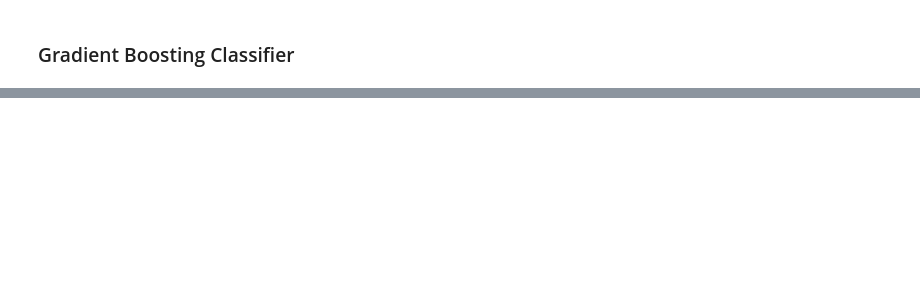
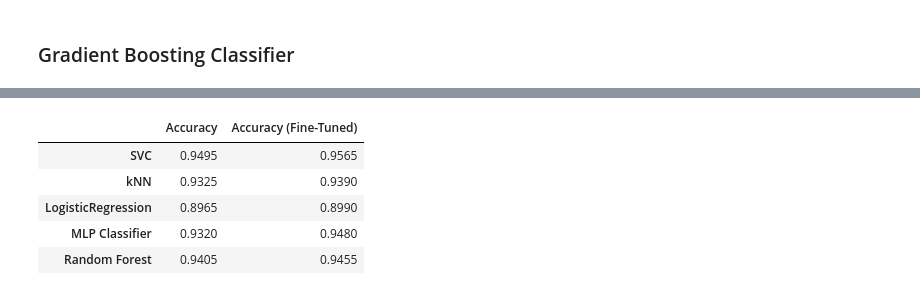
Before and after one commit to pedrohortencio/machine-learning-gladiator, a Jupyter notebook: MNIST/MNIST_Gladiator.ipynb, the cells around one changed output, grey strips where cells are left out. Drawn from its saved outputs; the diff is of its cells as text; code cells hidden in the pictures; blank space fills up the shorter version.

```diff
--- a/MNIST/MNIST_Gladiator.ipynb
+++ b/MNIST/MNIST_Gladiator.ipynb
@@ -459,0 +576,10 @@ plt.show();
+# %%
+parameter = [{'n_neighbors':[3, 5, 7],
+              'weights':['uniform', 'distance'],
+              'metric':['minkowski', 'manhattan']}]
+
+classifier = GridSearchCV(KNeighborsClassifier(), parameter, scoring='accuracy')
+classifier.fit(X_train, y_train)
+
+print(classifier.best_params_)
+print(classifier.best_score_)
@@ -459,0 +589,10 @@ plt.show();
+# %%
+knn = KNeighborsClassifier(metric='minkowski', n_neighbors=3, weights='distance')
+knn.fit(X_train, y_train)
+
+predictions_knn = knn.predict(X_validation)
+acc_knn = accuracy_score(y_validation, predictions_knn)
+
+df_acc.loc[df_acc.index == 'kNN', 'Accuracy (Fine-Tuned)'] = acc_knn
+
+print('Accuracy Score:', acc_knn)
@@ -459,0 +603,11 @@ plt.show();
+# %%
+# I'm kinda curious to see how good a linear model can be
+parameter = [{'C':[0.8, 1],
+              'solver':['liblinear', 'lbfgs', 'saga'],
+              'max_iter':[1000]}]
+
+classifier = GridSearchCV(LogisticRegression(), parameter, scoring='accuracy')
+classifier.fit(X_train, y_train)
+
+print(classifier.best_params_)
+print(classifier.best_score_)
@@ -459,0 +648,10 @@ plt.show();
+# %%
+df_acc.dropna(inplace=True)
+df_acc
+# %% [output]
+|  | Accuracy | Accuracy (Fine-Tuned) |
+| SVC | 0.9495 | 0.9565 |
+| kNN | 0.9325 | 0.9390 |
+| LogisticRegression | 0.8965 | 0.8990 |
+| MLP Classifier | 0.9320 | 0.9480 |
+| Random Forest | 0.9405 | 0.9455 |
```
Also changed, not shown: parts of 73 cells of this notebook.
